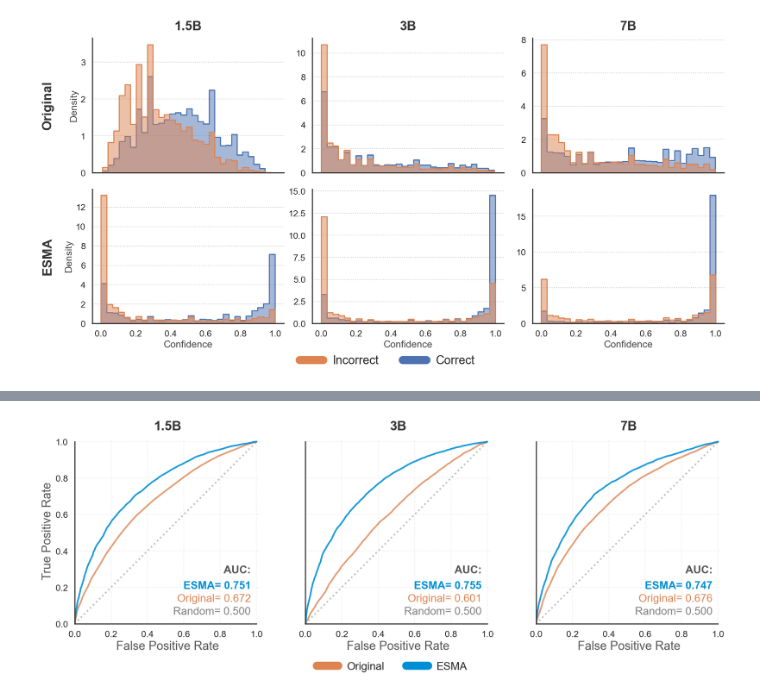
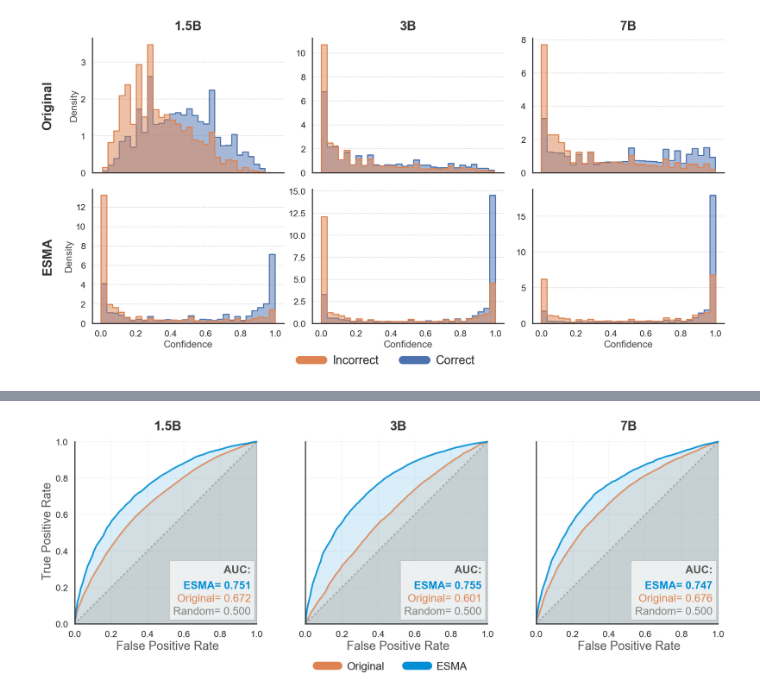
Before and after one commit to cosmoquester/ESMA, a Jupyter notebook: notebooks/plot_confidence_dist.ipynb, the cells around one changed output, grey strips where cells are left out. Drawn from its saved outputs; the diff is of its cells as text; code cells hidden in the pictures.

```diff
--- a/notebooks/plot_confidence_dist.ipynb
+++ b/notebooks/plot_confidence_dist.ipynb
@@ -232,6 +234,7 @@ for col, (model_name, original_path, trained_path) in enumerate(model_info):
     fpr_orig, tpr_orig, _ = roc_curve(correctness_orig, confidence_orig)
     roc_auc_orig = auc(fpr_orig, tpr_orig)
     ax.plot(fpr_orig, tpr_orig, color='red', lw=2, label=f'Original (AUC = {roc_auc_orig:.3f})')
+    ax.fill_between(fpr_orig, tpr_orig, color='red', alpha=0.15)
 
     # Plot trained model
     df_trained = pd.read_csv(trained_path, sep="\t")
@@ -240,9 +243,11 @@ for col, (model_name, original_path, trained_path) in enumerate(model_info):
     fpr_train, tpr_train, _ = roc_curve(correctness_train, confidence_train)
     roc_auc_train = auc(fpr_train, tpr_train)
     ax.plot(fpr_train, tpr_train, color='blue', lw=2, label=f'ESMA (AUC = {roc_auc_train:.3f})')
+    ax.fill_between(fpr_train, tpr_train, color='blue', alpha=0.15)
 
     # Plot diagonal reference line
     ax.plot([0, 1], [0, 1], color='gray', lw=1.5, linestyle='--', label='Random (AUC = 0.500)')
+    ax.fill_between([0, 1], [0, 1], color='gray', alpha=0.15)
 
     ax.set_xlim([0.0, 1.0])
     ax.set_ylim([0.0, 1.05])
@@ -266,6 +271,7 @@ import seaborn as sns
 import pandas as pd
 from sklearn.metrics import roc_curve, auc
 from matplotlib.lines import Line2D
+from matplotlib.patches import Rectangle
 import numpy as np
 
 # --- 1. 스타일 및 컬러 설정 ---
@@ -301,6 +307,7 @@ for col, (model_name, original_path, trained_path) in enumerate(model_info):
     ax.plot(fpr_orig, tpr_orig,
             color=COLORS["Base"], lw=3, alpha=0.8,
             label='Base')
+    ax.fill_between(fpr_orig, tpr_orig, color=COLORS["Base"], alpha=0.15)
 
     # --- 2-2. ESMA (Trained) ---
     df_train = pd.read_csv(trained_path, sep="\t")
@@ -310,21 +317,40 @@ for col, (model_name, original_path, trained_path) in enumerate(model_info):
     ax.plot(fpr_train, tpr_train,
             color=COLORS["ESMA"], lw=3, alpha=0.9,
             label='ESMA')
-
+    ax.fill_between(fpr_train, tpr_train, color=COLORS["ESMA"], alpha=0.15)
     # --- 2-3. 디자인 요소 (Diagonal & Text) ---
 
     # 대각선 (Random Guess) - 뒤로 숨기기 (zorder 낮춤)
     ax.plot([0, 1], [0, 1], color='gray', lw=3, linestyle=':', alpha=0.5, zorder=0)
+    ax.fill_between([0, 1], [0, 1], color='gray', alpha=0.15)
+
+    # (1) 배경 박스 좌표 설정 (ax.transAxes 기준: 0~1 사이 값)
+    # x: 0.55 ~ 0.98 (오른쪽 하단 영역 차지)
+    # y: 0.02 ~ 0.32 (텍스트 높이에 맞춰 설정)
+    rect_x, rect_y = 0.51, 0.02
+    rect_width, rect_height = 0.46, 0.32
+
+    # (2) 사각형 그리기
+    rect = Rectangle(
+        (rect_x, rect_y), rect_width, rect_height,
+        transform=ax.transAxes,  # 데이터 좌표가 아닌 축(0~1) 좌표 사용
+        facecolor='white',       # 흰색 배경
+        alpha=0.7,               # 투명도 (그래프가 살짝 비치게)
+        edgecolor='darkgray',        # 테두리 없음
+        zorder=4,                 # 그래프(Line)보다 위에, 텍스트보다는 아래에 오도록 설정
+        linewidth=1,
+    )
+    ax.add_patch(rect)
 
     # AUC 점수를 그래프 내부에 텍스트로 표시 (범례 대신)
     # 위치: 오른쪽 하단 (0.95, 0.05) 기준
-    ax.text(0.95, 0.26, "AUC:", transform=ax.transAxes, ha='right', va='bottom', fontsize=20, fontweight='bold', color='#555555')
+    ax.text(0.95, 0.26, "AUC:", transform=ax.transAxes, ha='right', va='bottom', fontsize=20, fontweight='bold', color='#555555', zorder=5)
     ax.text(0.95, 0.19, f"ESMA= {auc_train:.3f}",
-            transform=ax.transAxes, ha='right', fontsize=20, fontweight='bold', color=COLORS["ESMA"])
+            transform=ax.transAxes, ha='right', fontsize=20, fontweight='bold', color=COLORS["ESMA"], zorder=5)
     ax.text(0.95, 0.12, f"Original= {auc_orig:.3f}",
-            transform=ax.transAxes, ha='right', fontsize=20, fontweight='normal', color=COLORS["Base"])
+            transform=ax.transAxes, ha='right', fontsize=20, fontweight='normal', color=COLORS["Base"], zorder=5)
     ax.text(0.95, 0.05, "Random= 0.500",
-            transform=ax.transAxes, ha='right', fontsize=20, fontweight='normal', color='gray')
+            transform=ax.transAxes, ha='right', fontsize=20, fontweight='normal', color='gray', zorder=5)
 
     # 축 설정
     ax.set_xlim([0.0, 1.02])
@@ -341,31 +367,31 @@ for col, (model_name, original_path, trained_path) in enumerate(model_info):
 
     if col == 0:
         ax.set_ylabel('True Positive Rate', fontsize=22, color='#555555')
     else:
         ax.set_ylabel('') # 첫 번째 그래프만 Y축 라벨 표시
         ax.tick_params(labelleft=False) # 나머지는 숫자 숨김 (선택사항)
 
     # 깔끔한 테두리 정리
     sns.despine(ax=ax, trim=True)
     ax.grid(True, linestyle='--', alpha=0.2)
 
 # --- 3. 공통 범례 (하단) ---
 legend_elements = [
     Line2D([0], [0], color=COLORS["Base"], lw=15, label='Original'),
     Line2D([0], [0], color=COLORS["ESMA"], lw=15, label='ESMA')
 ]
 
 fig.legend(
     handles=legend_elements,
     loc='lower center',
     bbox_to_anchor=(0.5, -0.12), # 그래프 아래쪽
     ncol=2,
     frameon=False,
     fontsize=20
 )
 
 # 파일 저장
 plt.savefig('figures/type2-auc-roc.pdf', dpi=300, bbox_inches='tight', transparent=True)
 plt.show()
 # %% [output]
-[figure, old version]
+[figure, new version]
```
Also changed, not shown: parts of 2 cells of this notebook, 2 other files.
